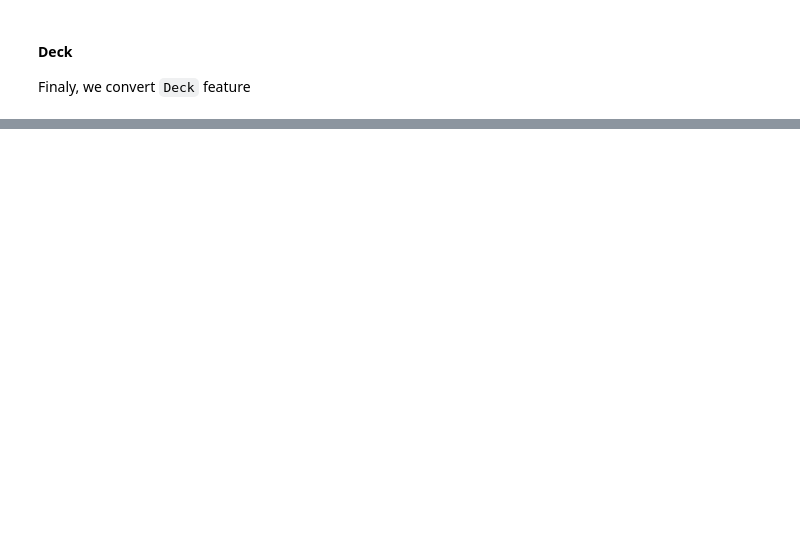
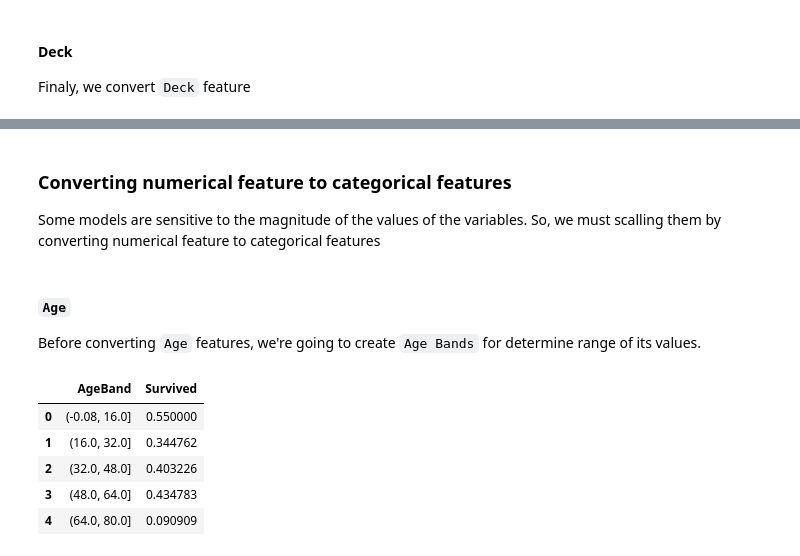
Before and after one commit to eriansha/titanic-survivor, a Jupyter notebook: Investigate Titanic Survivor.ipynb, the cells around one changed output, grey strips where cells are left out. Drawn from its saved outputs; the diff is of its cells as text; code cells hidden in the pictures; blank space fills up the shorter version.

```diff
--- a/Investigate Titanic Survivor.ipynb
+++ b/Investigate Titanic Survivor.ipynb
@@ -550,0 +570,16 @@ train_df.head()
+# %% [markdown]
+### Converting numerical feature to  categorical features
+Some models are sensitive to the magnitude of the values of the variables. So, we must scalling them by converting numerical feature to categorical features
+# %% [markdown]
+#### `Age`
+Before converting `Age` features, we're going to create `Age Bands` for determine range of its values.
+# %%
+train_df['AgeBand'] = pd.cut(train_df['Age'], 5)
+train_df[['AgeBand', 'Survived']].groupby(['AgeBand'], as_index=False).mean().sort_values(by='AgeBand', ascending=True)
+# %% [output]
+|  | AgeBand | Survived |
+| 0 | (-0.08, 16.0] | 0.550000 |
+| 1 | (16.0, 32.0] | 0.344762 |
+| 2 | (32.0, 48.0] | 0.403226 |
+| 3 | (48.0, 64.0] | 0.434783 |
+| 4 | (64.0, 80.0] | 0.090909 |
```
Also changed, not shown: parts of 15 cells of this notebook.
